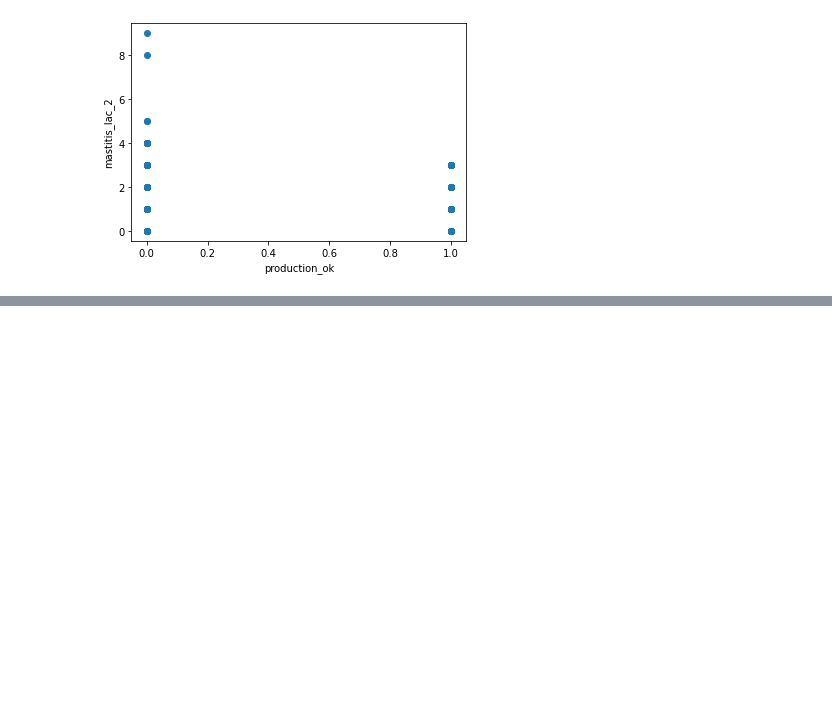
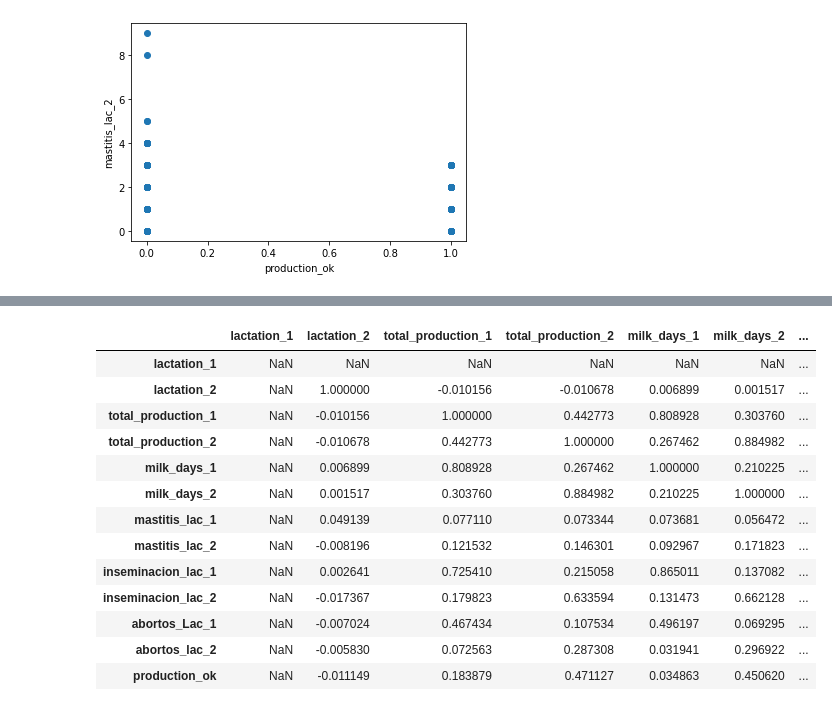
Before and after one commit to maadpeal/final_project_milk, a Jupyter notebook: EDA/Corelation_var_par2.ipynb, the cells around one changed output, grey strips where cells are left out. Cells and saved outputs as stored; diff of their text form; code cells hidden in the pictures; blank space fills up the shorter version.

```diff
--- a/EDA/Corelation_var_par2.ipynb
+++ b/EDA/Corelation_var_par2.ipynb
@@ -167,0 +175,18 @@ plt.show()
+# %%
+df_new= df_new.corr(method='spearman')
+df_new
+# %% [output]
+|  | lactation_1 | lactation_2 | total_production_1 | total_production_2 | milk_days_1 | milk_days_2 | ... |
+| lactation_1 | NaN | NaN | NaN | NaN | NaN | NaN | ... |
+| lactation_2 | NaN | 1.000000 | -0.010156 | -0.010678 | 0.006899 | 0.001517 | ... |
+| total_production_1 | NaN | -0.010156 | 1.000000 | 0.442773 | 0.808928 | 0.303760 | ... |
+| total_production_2 | NaN | -0.010678 | 0.442773 | 1.000000 | 0.267462 | 0.884982 | ... |
+| milk_days_1 | NaN | 0.006899 | 0.808928 | 0.267462 | 1.000000 | 0.210225 | ... |
+| milk_days_2 | NaN | 0.001517 | 0.303760 | 0.884982 | 0.210225 | 1.000000 | ... |
+| mastitis_lac_1 | NaN | 0.049139 | 0.077110 | 0.073344 | 0.073681 | 0.056472 | ... |
+| mastitis_lac_2 | NaN | -0.008196 | 0.121532 | 0.146301 | 0.092967 | 0.171823 | ... |
+| inseminacion_lac_1 | NaN | 0.002641 | 0.725410 | 0.215058 | 0.865011 | 0.137082 | ... |
+| inseminacion_lac_2 | NaN | -0.017367 | 0.179823 | 0.633594 | 0.131473 | 0.662128 | ... |
+| abortos_Lac_1 | NaN | -0.007024 | 0.467434 | 0.107534 | 0.496197 | 0.069295 | ... |
+| abortos_lac_2 | NaN | -0.005830 | 0.072563 | 0.287308 | 0.031941 | 0.296922 | ... |
+| production_ok | NaN | -0.011149 | 0.183879 | 0.471127 | 0.034863 | 0.450620 | ... |
```
Also changed, not shown: parts of 8 cells of this notebook.
